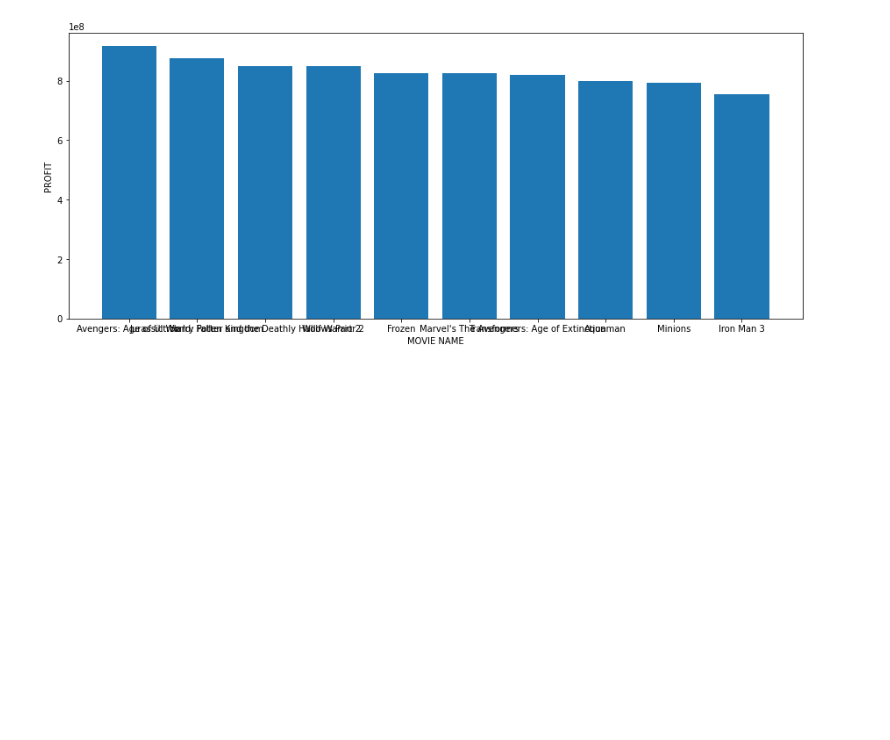
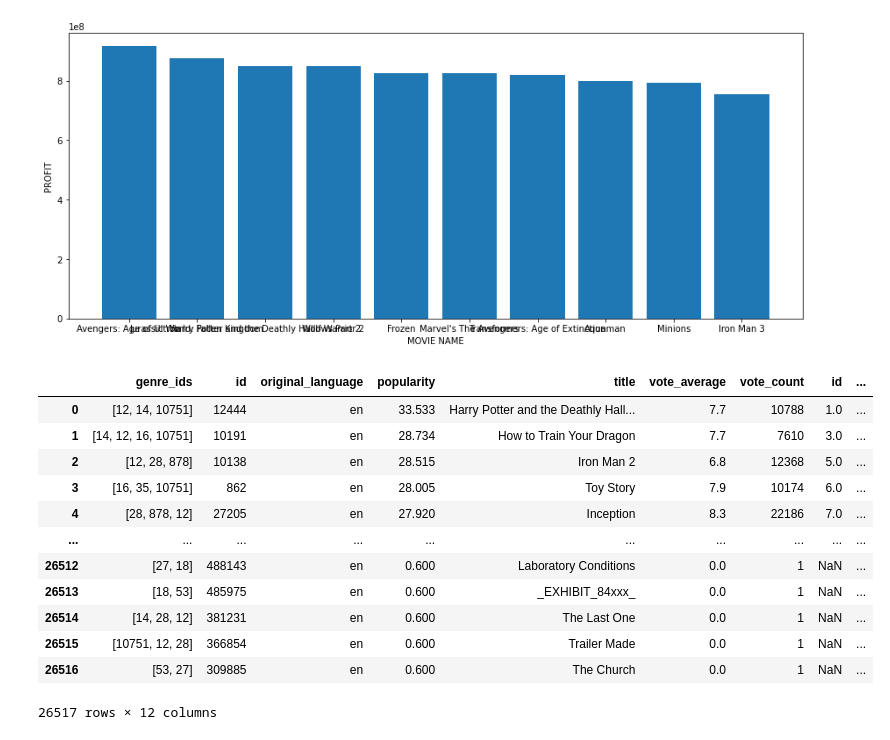
Before and after one commit to jmbego/dsc-phase-1-project, a Jupyter notebook: index.ipynb, the cells around one changed output. Cells and saved outputs as stored; diff of their text form; code cells hidden in the pictures; blank space fills up the shorter version.

```diff
--- a/index.ipynb
+++ b/index.ipynb
@@ -192,3 +192,20 @@ ax1.set_ylabel('PROFIT')
 plt.show()
 # %% [output]
 [figure]
+# %%
+movie_concat2 =pd.concat([popularity_df1,genres_df4],axis=1)
+movie_concat2
+# %% [output]
+|  | genre_ids | id | original_language | popularity | title | vote_average | vote_count | id | ... |
+| 0 | [12, 14, 10751] | 12444 | en | 33.533 | Harry Potter and the Deathly Hall... | 7.7 | 10788 | 1.0 | ... |
+| 1 | [14, 12, 16, 10751] | 10191 | en | 28.734 | How to Train Your Dragon | 7.7 | 7610 | 3.0 | ... |
+| 2 | [12, 28, 878] | 10138 | en | 28.515 | Iron Man 2 | 6.8 | 12368 | 5.0 | ... |
+| 3 | [16, 35, 10751] | 862 | en | 28.005 | Toy Story | 7.9 | 10174 | 6.0 | ... |
+| 4 | [28, 878, 12] | 27205 | en | 27.920 | Inception | 8.3 | 22186 | 7.0 | ... |
+| ... | ... | ... | ... | ... | ... | ... | ... | ... | ... |
+| 26512 | [27, 18] | 488143 | en | 0.600 | Laboratory Conditions | 0.0 | 1 | NaN | ... |
+| 26513 | [18, 53] | 485975 | en | 0.600 | _EXHIBIT_84xxx_ | 0.0 | 1 | NaN | ... |
+| 26514 | [14, 28, 12] | 381231 | en | 0.600 | The Last One | 0.0 | 1 | NaN | ... |
+| 26515 | [10751, 12, 28] | 366854 | en | 0.600 | Trailer Made | 0.0 | 1 | NaN | ... |
+| 26516 | [53, 27] | 309885 | en | 0.600 | The Church | 0.0 | 1 | NaN | ... |
+26517 rows × 12 columns
```
Also changed, not shown: parts of 2 cells of this notebook.
